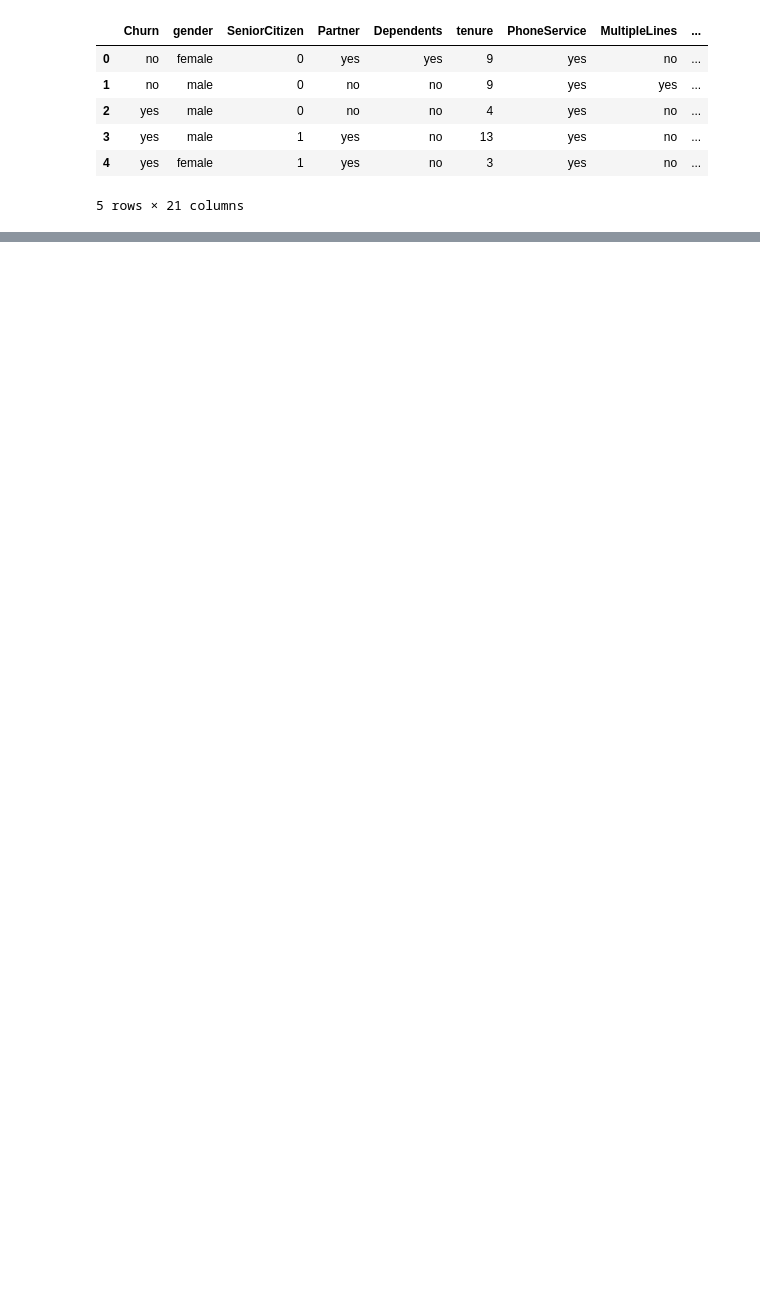
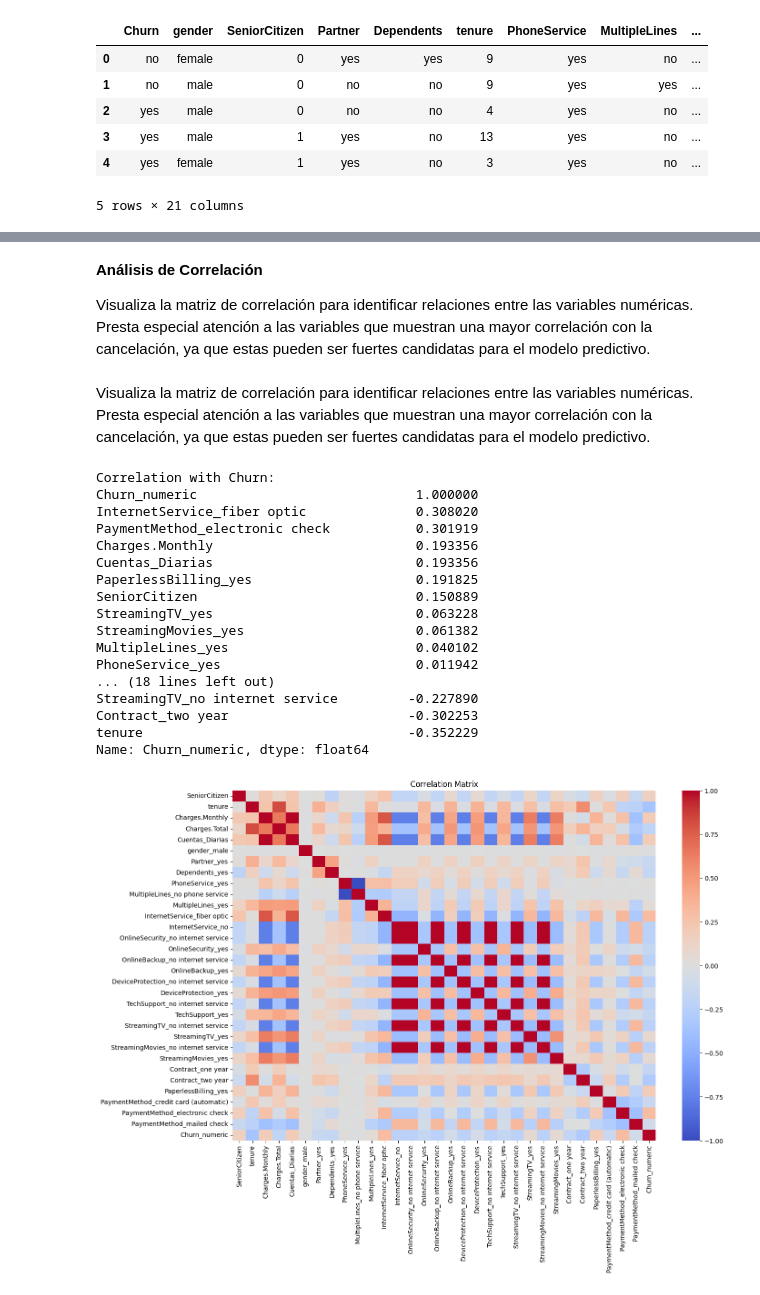
Before and after one commit to ggutierrezf/ALURA-CHALLENGE-03, a Jupyter notebook: Te_damos_la_bienvenida_a_Colaboratory.ipynb, the cells around one changed output, grey strips where cells are left out. Drawn from its saved outputs; the diff is of its cells as text; code cells hidden in the pictures; blank space fills up the shorter version.

```diff
--- a/Te_damos_la_bienvenida_a_Colaboratory.ipynb
+++ b/Te_damos_la_bienvenida_a_Colaboratory.ipynb
@@ -147,3 +21,0 @@ SyntaxError: invalid syntax (ipython-input-1507922304.py, line 1)
-# %%
-df_telecom['MultipleLines'] = df_telecom['MultipleLines'].replace({'no phone service': 2, 'no': 0, 'yes': 1})
-display(df_telecom.head())
@@ -157,0 +104,15 @@ display(df_telecom.head())
+# %%
+# Select categorical columns (excluding the target variable 'Churn' if it's categorical)
+categorical_cols = df_telecom_cleaned.select_dtypes(include='object').columns.tolist()
+
+# Assuming 'Churn' is the target variable and should not be one-hot encoded yet
+if 'Churn' in categorical_cols:
+    categorical_cols.remove('Churn')
+
+print(f"Categorical columns to encode: {categorical_cols}")
+
+# Apply one-hot encoding
+df_telecom_encoded = pd.get_dummies(df_telecom_cleaned, columns=categorical_cols, drop_first=True)
+
+print("\nDataFrame after one-hot encoding:")
+display(df_telecom_encoded.head())
@@ -157,0 +228,53 @@ display(df_telecom.head())
+# %% [markdown]
+**Análisis de Correlación**
+
+Visualiza la matriz de correlación para identificar relaciones entre las variables numéricas. Presta especial atención a las variables que muestran una mayor correlación con la cancelación, ya que estas pueden ser fuertes candidatas para el modelo predictivo.
+# %% [markdown]
+Visualiza la matriz de correlación para identificar relaciones entre las variables numéricas. Presta especial atención a las variables que muestran una mayor correlación con la cancelación, ya que estas pueden ser fuertes candidatas para el modelo predictivo.
+# %%
+import seaborn as sns
+import matplotlib.pyplot as plt
+
+# Create a temporary numeric 'Churn' column
+df_telecom_encoded['Churn_numeric'] = df_telecom_encoded['Churn'].apply(lambda x: 1 if x == 'yes' else 0)
+
+# Drop the original string 'Churn' column before calculating correlation
+df_telecom_numeric = df_telecom_encoded.drop('Churn', axis=1)
+
+# Calculate the correlation matrix on the DataFrame with only numeric columns
+correlation_matrix = df_telecom_numeric.corr()
+
+# Display the correlation of features with the 'Churn' variable (using the temporary numeric column)
+correlation_with_churn = correlation_matrix['Churn_numeric'].sort_values(ascending=False)
+
+print("Correlation with Churn:")
+print(correlation_with_churn)
+
+# Visualize the correlation matrix as a heatmap (optional, for overall understanding)
+# You might want to select a subset of features for better visualization if there are too many
+plt.figure(figsize=(15, 10))
+sns.heatmap(correlation_matrix, annot=False, cmap='coolwarm')
+plt.title('Correlation Matrix')
+plt.show()
+
+# Drop the temporary numeric 'Churn' column from the original encoded DataFrame
+df_telecom_encoded = df_telecom_encoded.drop('Churn_numeric', axis=1)
+# %% [output]
+Correlation with Churn:
+Churn_numeric                            1.000000
+InternetService_fiber optic              0.308020
+PaymentMethod_electronic check           0.301919
+Charges.Monthly                          0.193356
+Cuentas_Diarias                          0.193356
+PaperlessBilling_yes                     0.191825
+SeniorCitizen                            0.150889
+StreamingTV_yes                          0.063228
+StreamingMovies_yes                      0.061382
+MultipleLines_yes                        0.040102
+PhoneService_yes                         0.011942
+... (18 lines left out)
+StreamingTV_no internet service         -0.227890
+Contract_two year                       -0.302253
+tenure                                  -0.352229
+Name: Churn_numeric, dtype: float64
+[figure, added]
```
Also changed, not shown: parts of 38 cells of this notebook.
